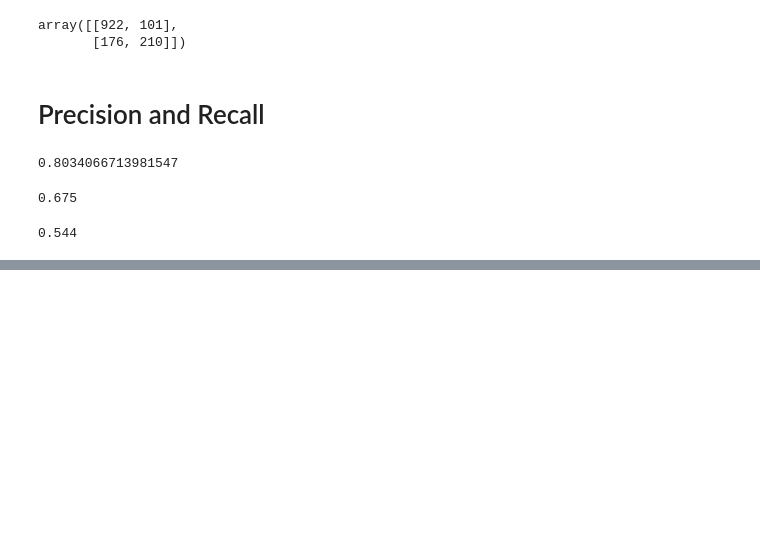
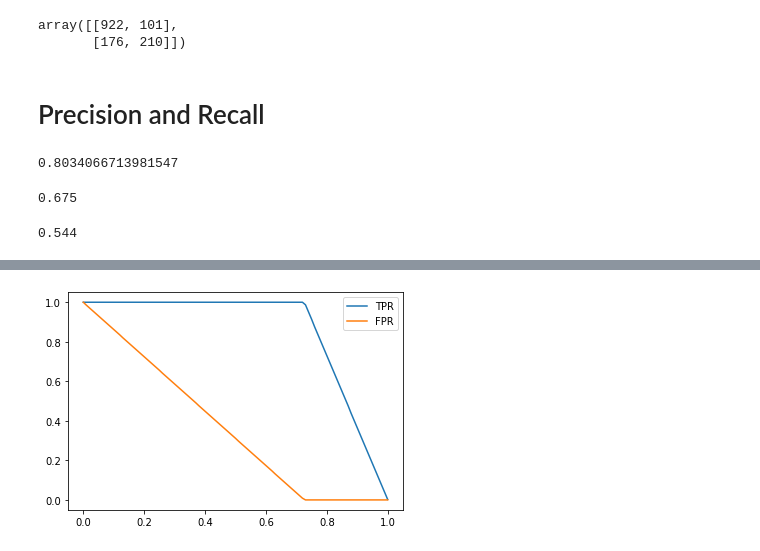
Before and after one commit to Micky373/ml_zoomcamp, a Jupyter notebook: week_4/evaluation_metrics.ipynb, the cells around one changed output, grey strips where cells are left out. Drawn from its saved outputs; the diff is of its cells as text; code cells hidden in the pictures; blank space fills up the shorter version.

```diff
--- a/week_4/evaluation_metrics.ipynb
+++ b/week_4/evaluation_metrics.ipynb
@@ -181,0 +250,4 @@ recall.round(3)
+# %%
+dfr.plot_tpr_fpr_graph(df_ideal)
+# %% [output]
+[figure, added]
```
Also changed, not shown: parts of 35 cells of this notebook, 1 other file.
